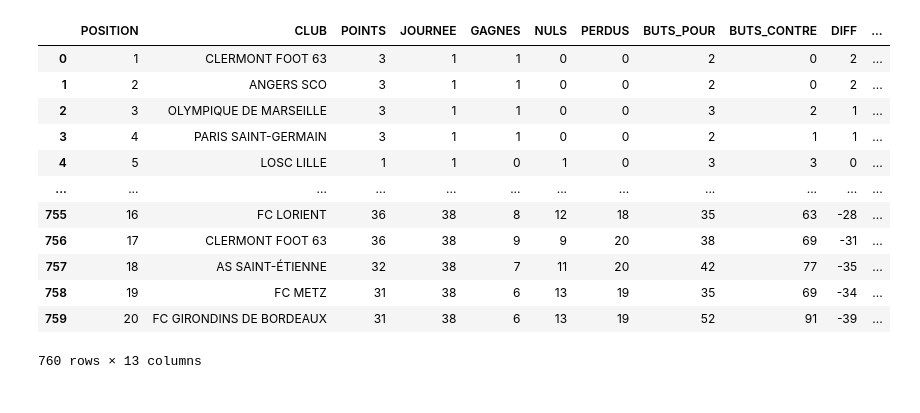
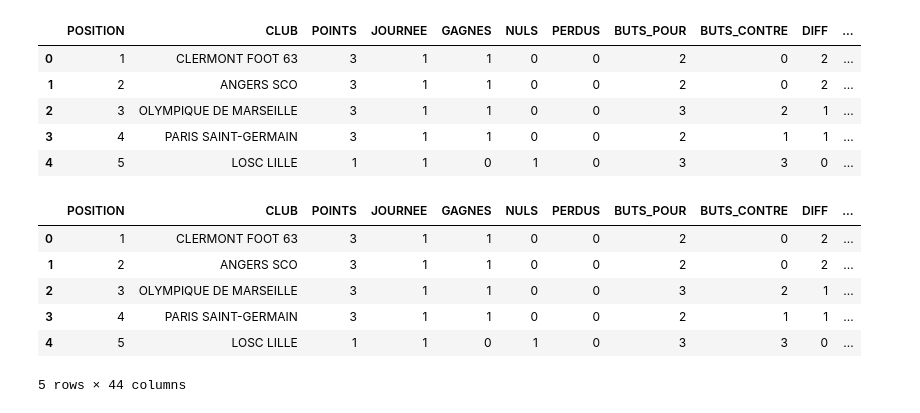
Before and after one commit to Donolef/Ligue_01, a Jupyter notebook: 02_Jupyter/Ligue_1.ipynb, the cells around one changed output. Drawn from its saved outputs; the diff is of its cells as text; code cells hidden in the pictures.

```diff
--- a/02_Jupyter/Ligue_1.ipynb
+++ b/02_Jupyter/Ligue_1.ipynb
@@ -100,24 +118,26 @@ df_classement_budget
 # %%
 df_classement_budget["JOURNEE"]=df_classement_budget["JOURNEE"].apply(str)
 df_classement_budget["ID CLUB-MATCH"] = df_classement_budget["CLUB thesportsdb.com"] + df_classement_budget["JOURNEE"]
-df_classement_budget
+df_classement_budget.head()
 # %% [output]
 |  | POSITION | CLUB | POINTS | JOURNEE | GAGNES | NULS | PERDUS | BUTS_POUR | BUTS_CONTRE | DIFF | ... |
 | 0 | 1 | CLERMONT FOOT 63 | 3 | 1 | 1 | 0 | 0 | 2 | 0 | 2 | ... |
 | 1 | 2 | ANGERS SCO | 3 | 1 | 1 | 0 | 0 | 2 | 0 | 2 | ... |
 | 2 | 3 | OLYMPIQUE DE MARSEILLE | 3 | 1 | 1 | 0 | 0 | 3 | 2 | 1 | ... |
 | 3 | 4 | PARIS SAINT-GERMAIN | 3 | 1 | 1 | 0 | 0 | 2 | 1 | 1 | ... |
 | 4 | 5 | LOSC LILLE | 1 | 1 | 0 | 1 | 0 | 3 | 3 | 0 | ... |
-| ... | ... | ... | ... | ... | ... | ... | ... | ... | ... | ... | ... |
-| 755 | 16 | FC LORIENT | 36 | 38 | 8 | 12 | 18 | 35 | 63 | -28 | ... |
-| 756 | 17 | CLERMONT FOOT 63 | 36 | 38 | 9 | 9 | 20 | 38 | 69 | -31 | ... |
-| 757 | 18 | AS SAINT-ÉTIENNE | 32 | 38 | 7 | 11 | 20 | 42 | 77 | -35 | ... |
-| 758 | 19 | FC METZ | 31 | 38 | 6 | 13 | 19 | 35 | 69 | -34 | ... |
-| 759 | 20 | FC GIRONDINS DE BORDEAUX | 31 | 38 | 6 | 13 | 19 | 52 | 91 | -39 | ... |
-760 rows × 13 columns
 # %%
 df_final=df_classement_budget.merge(df_resultats_stats)
 df_final=df_final.drop(["ID CLUB-MATCH"],axis=1)
+df_final.head()
+# %% [output]
+|  | POSITION | CLUB | POINTS | JOURNEE | GAGNES | NULS | PERDUS | BUTS_POUR | BUTS_CONTRE | DIFF | ... |
+| 0 | 1 | CLERMONT FOOT 63 | 3 | 1 | 1 | 0 | 0 | 2 | 0 | 2 | ... |
+| 1 | 2 | ANGERS SCO | 3 | 1 | 1 | 0 | 0 | 2 | 0 | 2 | ... |
+| 2 | 3 | OLYMPIQUE DE MARSEILLE | 3 | 1 | 1 | 0 | 0 | 3 | 2 | 1 | ... |
+| 3 | 4 | PARIS SAINT-GERMAIN | 3 | 1 | 1 | 0 | 0 | 2 | 1 | 1 | ... |
+| 4 | 5 | LOSC LILLE | 1 | 1 | 0 | 1 | 0 | 3 | 3 | 0 | ... |
+5 rows × 44 columns
 # %%
 df_final.to_excel('df_final.xlsx')
 # %%
```
Also changed, not shown: parts of 7 cells of this notebook.
